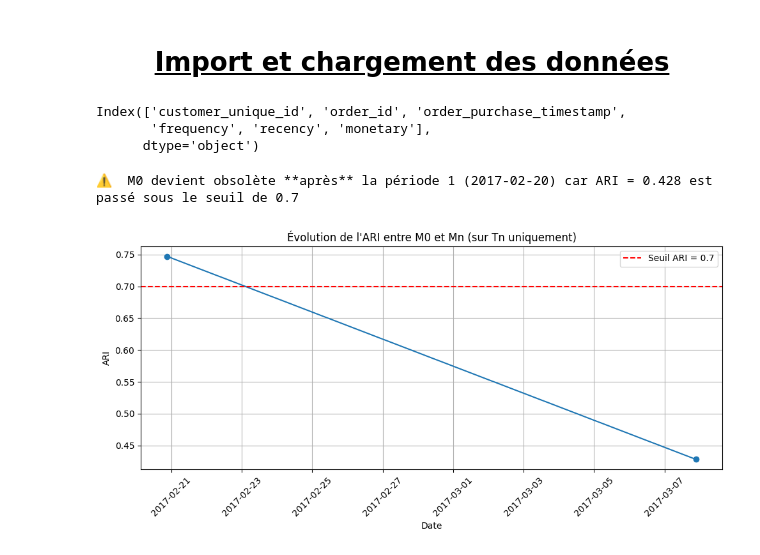
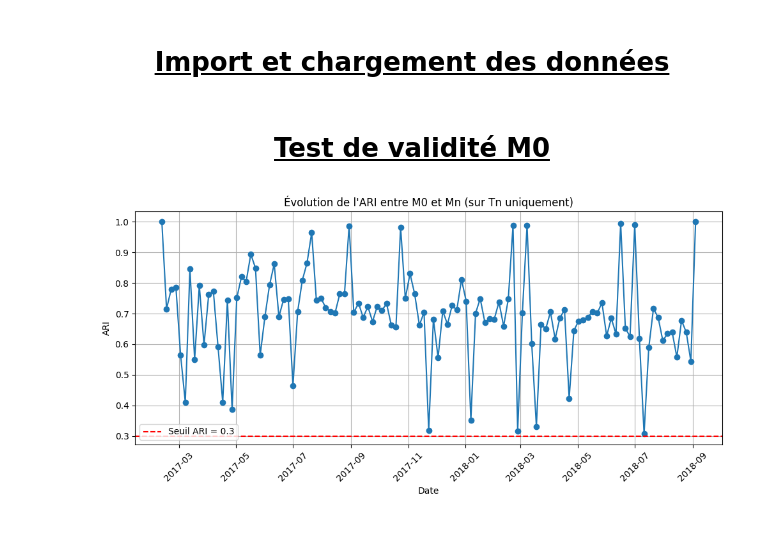
Before and after one commit to davidjeje/segmenter_des_clients, a Jupyter notebook: Marivat_David_4_notebook_simulation_05_2025.ipynb, the cells around one changed output. Drawn from its saved outputs; the diff is of its cells as text; code cells hidden in the pictures.

```diff
--- a/Marivat_David_4_notebook_simulation_05_2025.ipynb
+++ b/Marivat_David_4_notebook_simulation_05_2025.ipynb
@@ -84,25 +84,20 @@ ORDER BY order_purchase_timestamp;
 
 # Ensuite on exécute la requête
 df = pd.read_sql_query(query, conn)
-# %%
-print(df.columns)
-# %% [output]
-Index(['customer_unique_id', 'order_id', 'order_purchase_timestamp',
-       'frequency', 'recency', 'monetary'],
-      dtype='object')
+# %% [markdown]
+<h1 style="text-align: center; font-weight: bold;"><u>Test de validité M0</u></h1>
 # %%
 # Conversion des dates
 df['order_purchase_timestamp'] = pd.to_datetime(df['order_purchase_timestamp'])
 
 df_resultats = validite_M0(
     df,
     date_col='order_purchase_timestamp',
     features=['recency', 'frequency', 'monetary'],
     n_clusters=4,
-    pas_jours=15,
+    pas_jours=5,
     periode_init=0.2,
-    seuil_ARI=0.7
+    seuil_ARI=0.3
 )
 # %% [output]
-⚠️  M0 devient obsolète **après** la période 1 (2017-02-20) car ARI = 0.428 est passé sous le seuil de 0.7
-[figure, old version]
+[figure, new version]
```
Also changed, not shown: parts of 3 cells of this notebook, 3 other files.
